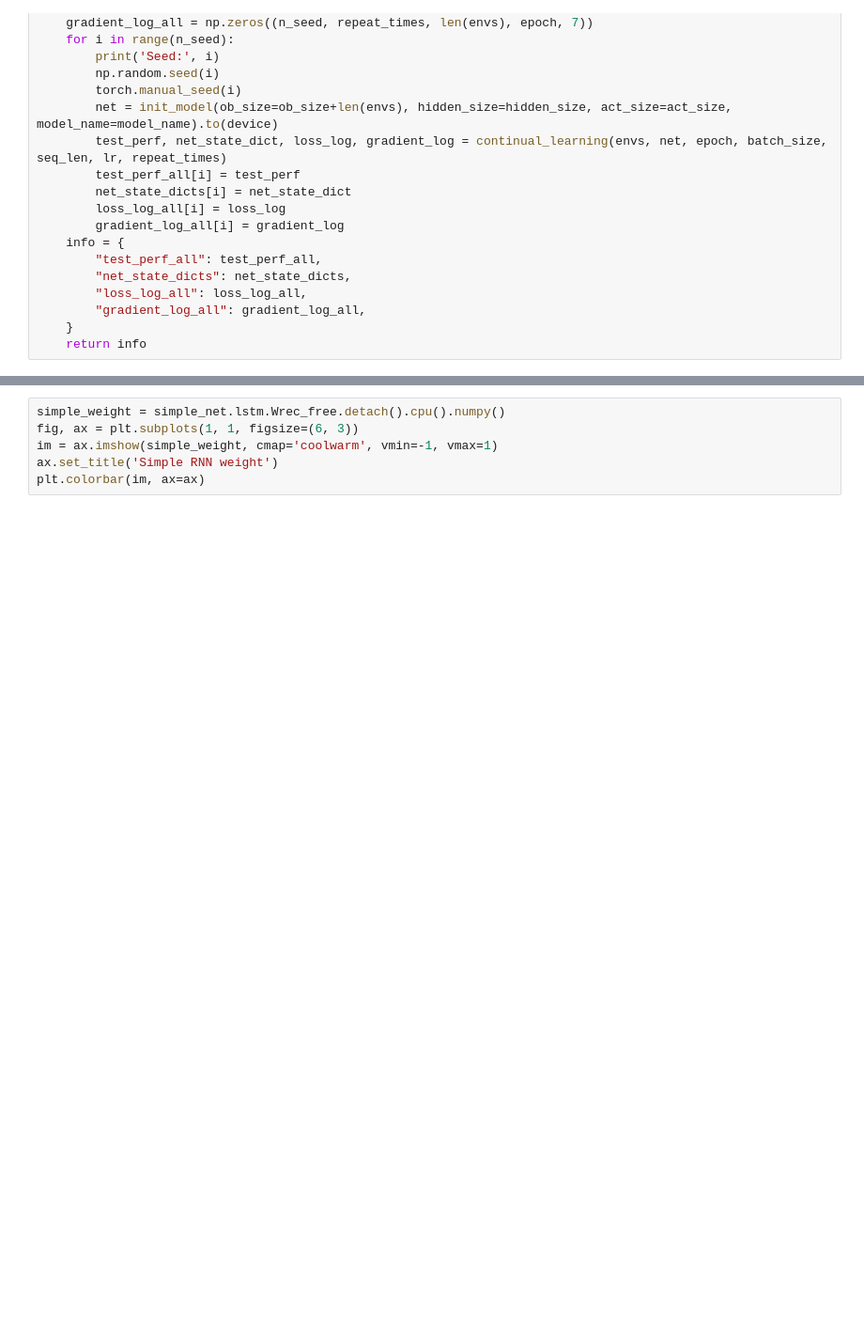
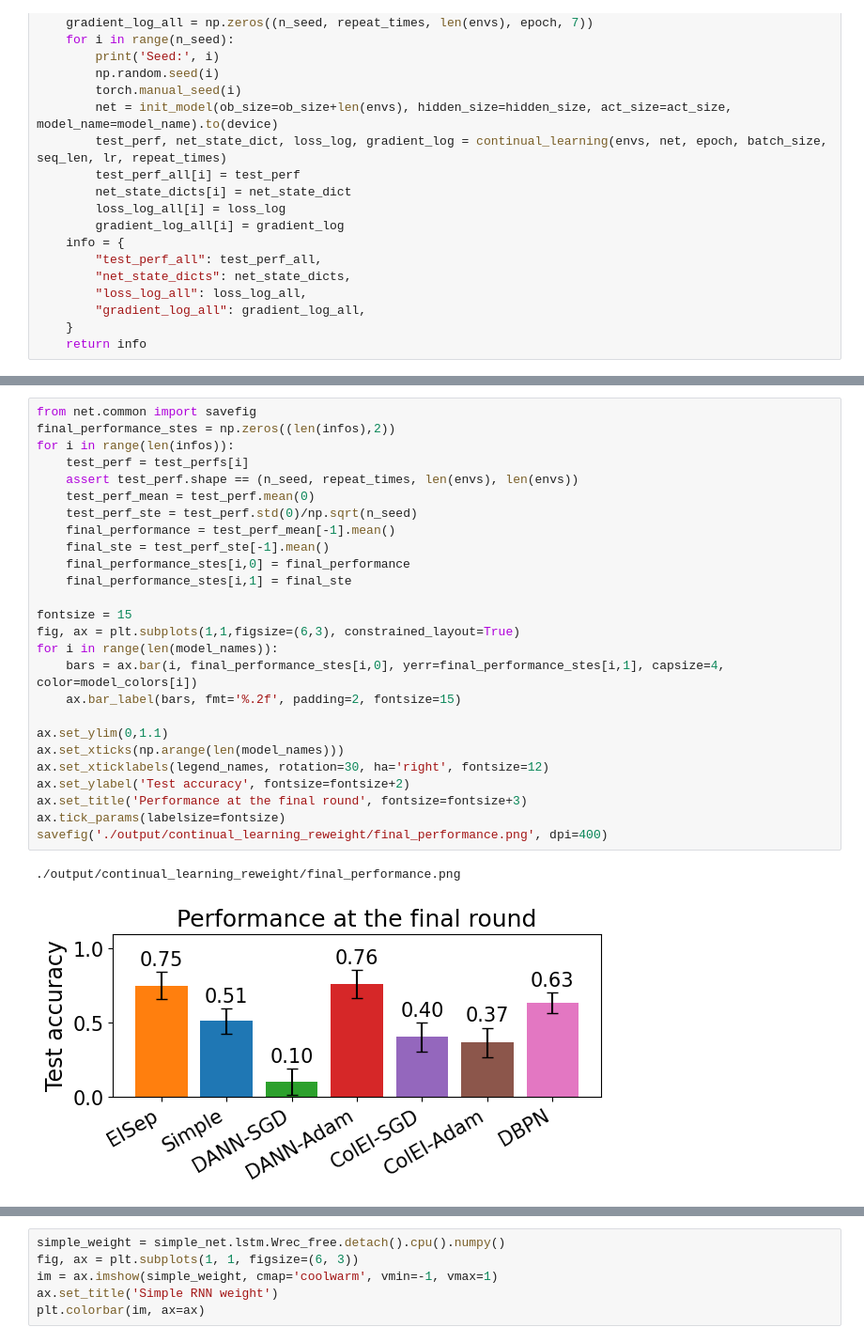
Before and after one commit to NeuroAIHub/EISep, a Jupyter notebook: docs/examples/supervised_sequential_learning.ipynb, the cells around one changed output, grey strips where cells are left out. Shown at 94% size. Drawn from its saved outputs; the diff is of its cells as text; blank space fills up the shorter version.

```diff
--- a/docs/examples/supervised_sequential_learning.ipynb
+++ b/docs/examples/supervised_sequential_learning.ipynb
@@ -417 +458,30 @@ print(figpath)
+# %%
+from net.common import savefig
+final_performance_stes = np.zeros((len(infos),2))
+for i in range(len(infos)):
+    test_perf = test_perfs[i]
+    assert test_perf.shape == (n_seed, repeat_times, len(envs), len(envs))
+    test_perf_mean = test_perf.mean(0)
+    test_perf_ste = test_perf.std(0)/np.sqrt(n_seed)
+    final_performance = test_perf_mean[-1].mean()
+    final_ste = test_perf_ste[-1].mean()
+    final_performance_stes[i,0] = final_performance
+    final_performance_stes[i,1] = final_ste
+
+fontsize = 15
+fig, ax = plt.subplots(1,1,figsize=(6,3), constrained_layout=True)
+for i in range(len(model_names)):
+    bars = ax.bar(i, final_performance_stes[i,0], yerr=final_performance_stes[i,1], capsize=4, color=model_colors[i])
+    ax.bar_label(bars, fmt='%.2f', padding=2, fontsize=15)
+
+ax.set_ylim(0,1.1)
+ax.set_xticks(np.arange(len(model_names)))
+ax.set_xticklabels(legend_names, rotation=30, ha='right', fontsize=12)
+ax.set_ylabel('Test accuracy', fontsize=fontsize+2)
+ax.set_title('Performance at the final round', fontsize=fontsize+3)
+ax.tick_params(labelsize=fontsize)
+savefig('./output/continual_learning_reweight/final_performance.png', dpi=400)
+# %% [output]
+./output/continual_learning_reweight/final_performance.png
+[figure, added]
 # %%
```
Also changed, not shown: parts of 12 cells of this notebook, 8 other files.
